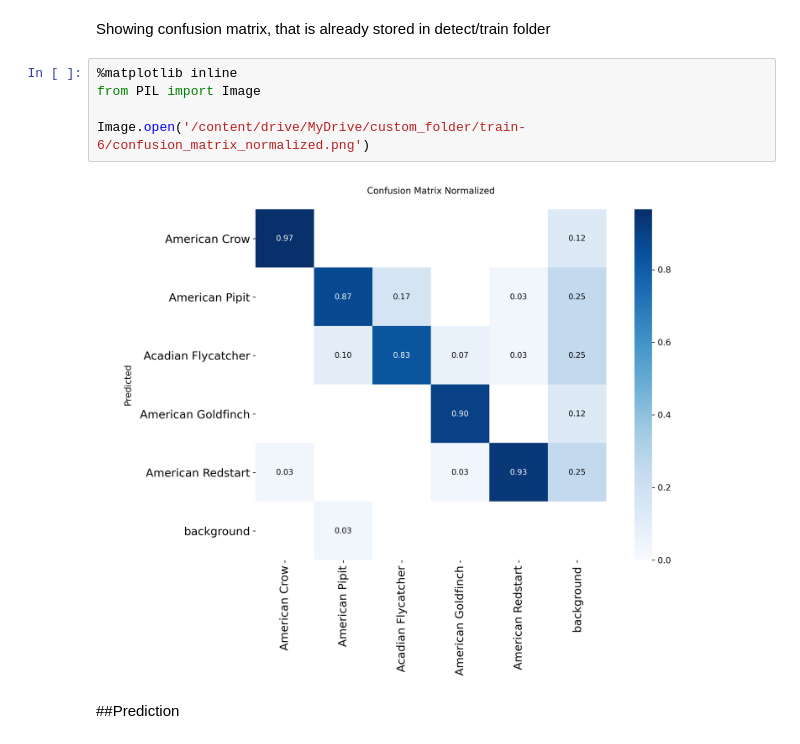
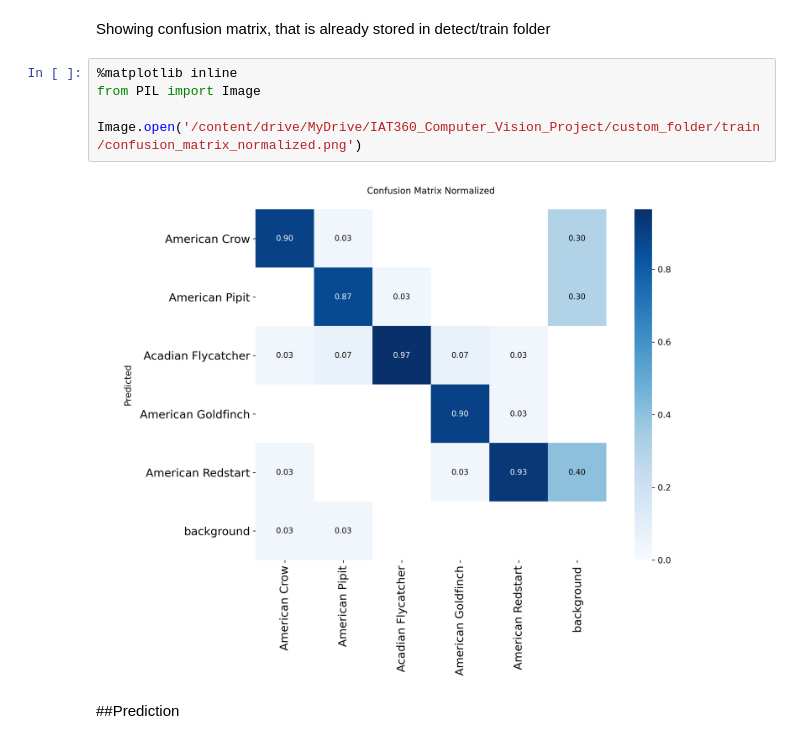
Before and after one commit to Yayu11/IAT360_Computer-Vision-Project, a Jupyter notebook: ComputerVisionProject.ipynb, the cells around one changed output. Cells and saved outputs as stored; diff of their text form.

```diff
--- a/ComputerVisionProject.ipynb
+++ b/ComputerVisionProject.ipynb
@@ -700,9 +700,9 @@ Showing confusion matrix, that is already stored in detect/train folder
 # %%
 %matplotlib inline
 from PIL import Image
 
-Image.open('/content/drive/MyDrive/custom_folder/train-6/confusion_matrix_normalized.png')
+Image.open('/content/drive/MyDrive/IAT360_Computer_Vision_Project/custom_folder/train/confusion_matrix_normalized.png')
 # %% [output]
-[figure, old version]
+[figure, new version]
 # %% [markdown]
 ##Prediction
```
Also changed, not shown: parts of 6 cells of this notebook.
